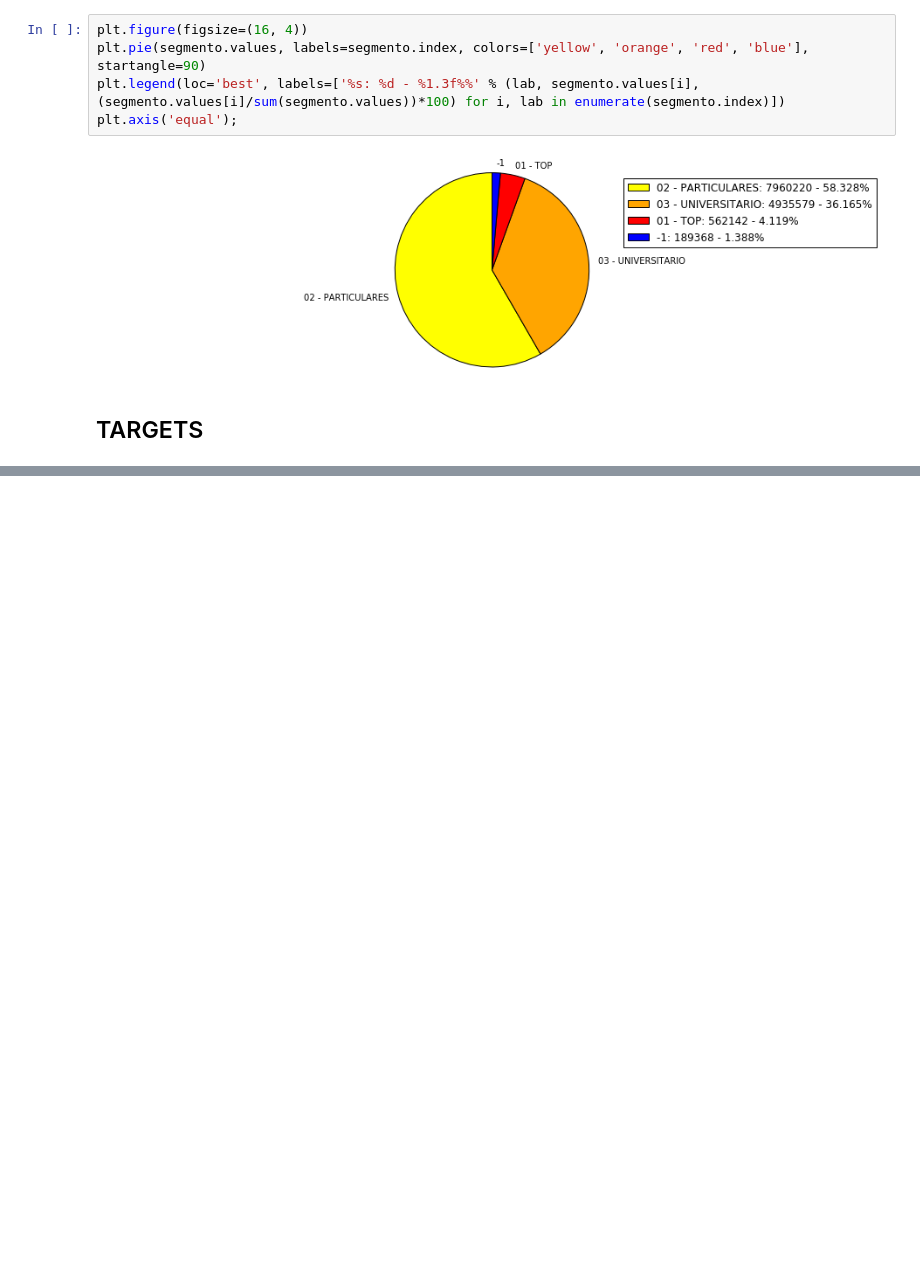
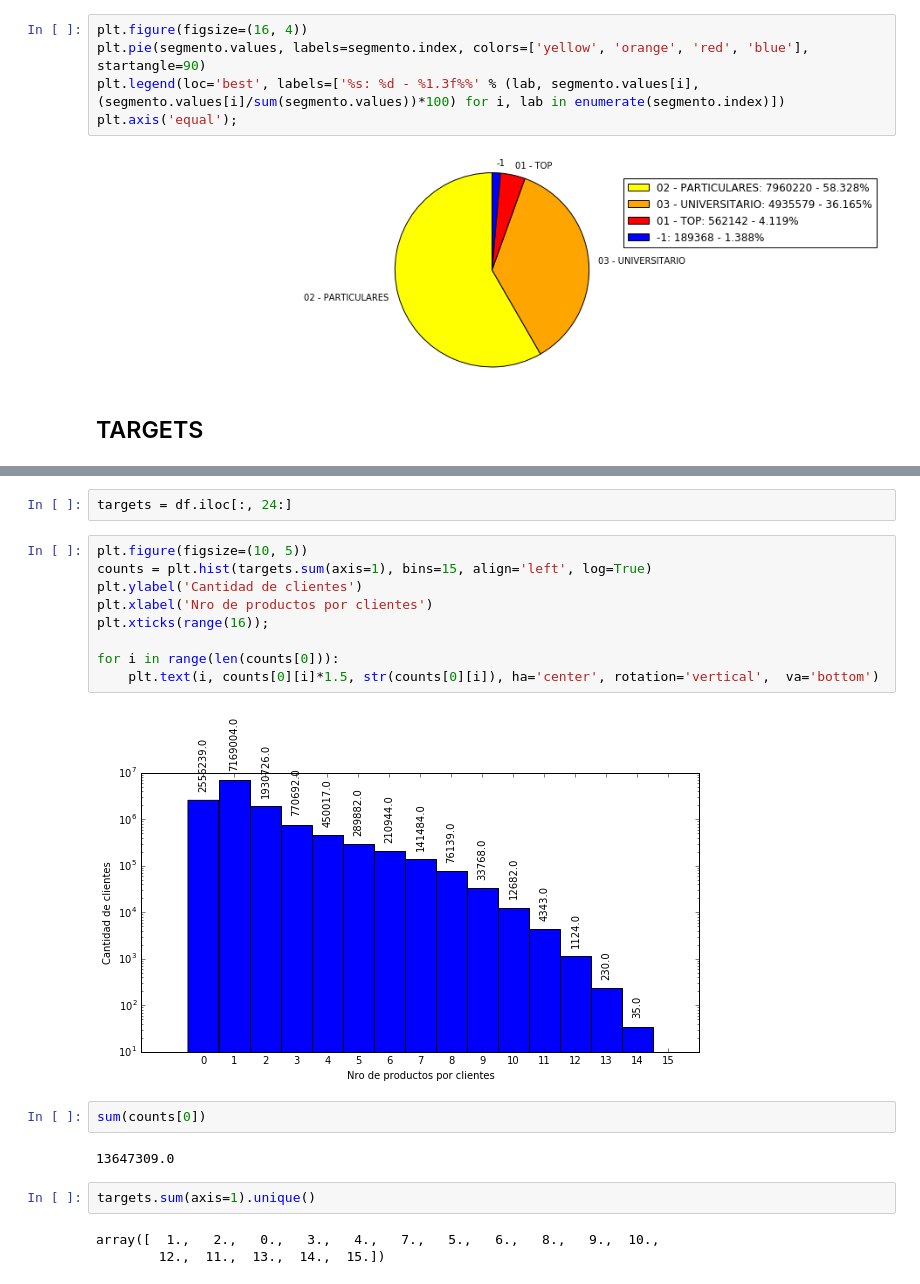
Before and after one commit to sergioml/degree_project, a Jupyter notebook: data_exploration.ipynb, the cells around one changed output, grey strips where cells are left out. Cells and saved outputs as stored; diff of their text form; blank space fills up the shorter version.

```diff
--- a/data_exploration.ipynb
+++ b/data_exploration.ipynb
@@ -398,0 +418,22 @@ plt.axis('equal');
+# %%
+targets = df.iloc[:, 24:]
+# %%
+plt.figure(figsize=(10, 5))
+counts = plt.hist(targets.sum(axis=1), bins=15, align='left', log=True)
+plt.ylabel('Cantidad de clientes')
+plt.xlabel('Nro de productos por clientes')
+plt.xticks(range(16));
+
+for i in range(len(counts[0])):
+    plt.text(i, counts[0][i]*1.5, str(counts[0][i]), ha='center', rotation='vertical',  va='bottom')
+# %% [output]
+[figure, added]
+# %%
+sum(counts[0])
+# %% [output]
+13647309.0
+# %%
+targets.sum(axis=1).unique()
+# %% [output]
+array([  1.,   2.,   0.,   3.,   4.,   7.,   5.,   6.,   8.,   9.,  10.,
+        12.,  11.,  13.,  14.,  15.])
```
Also changed, not shown: parts of 2 cells of this notebook.
